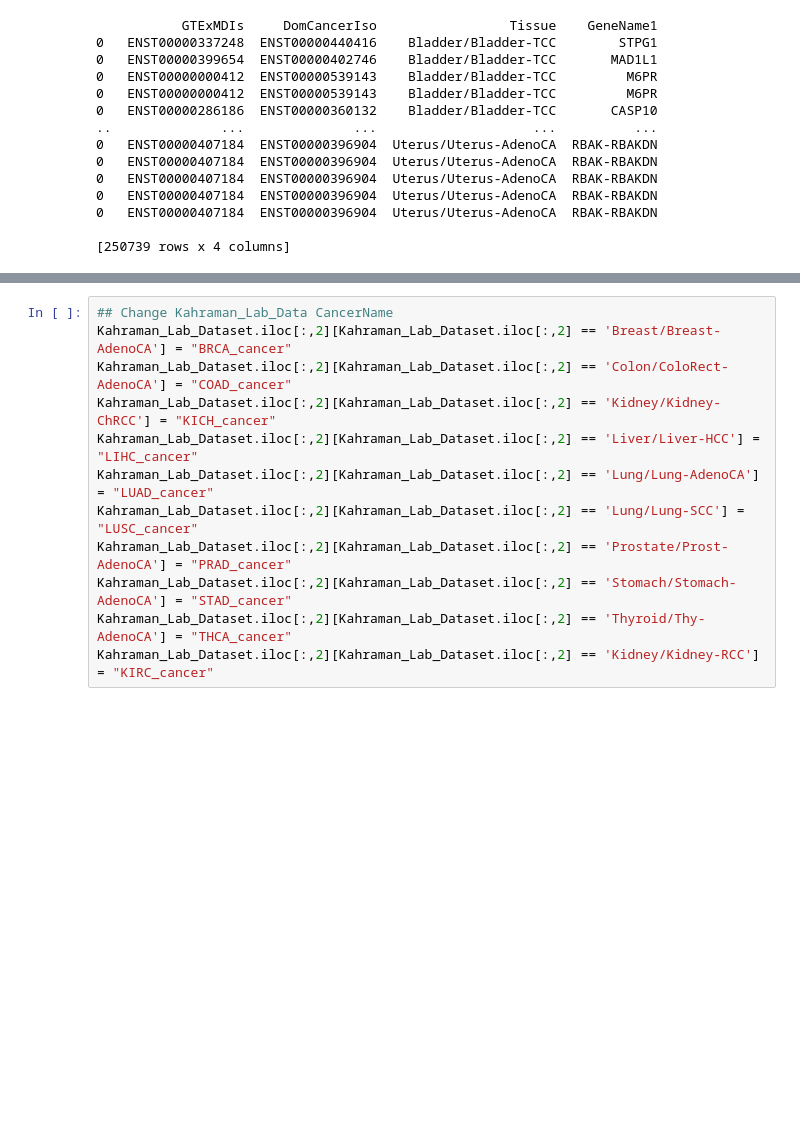
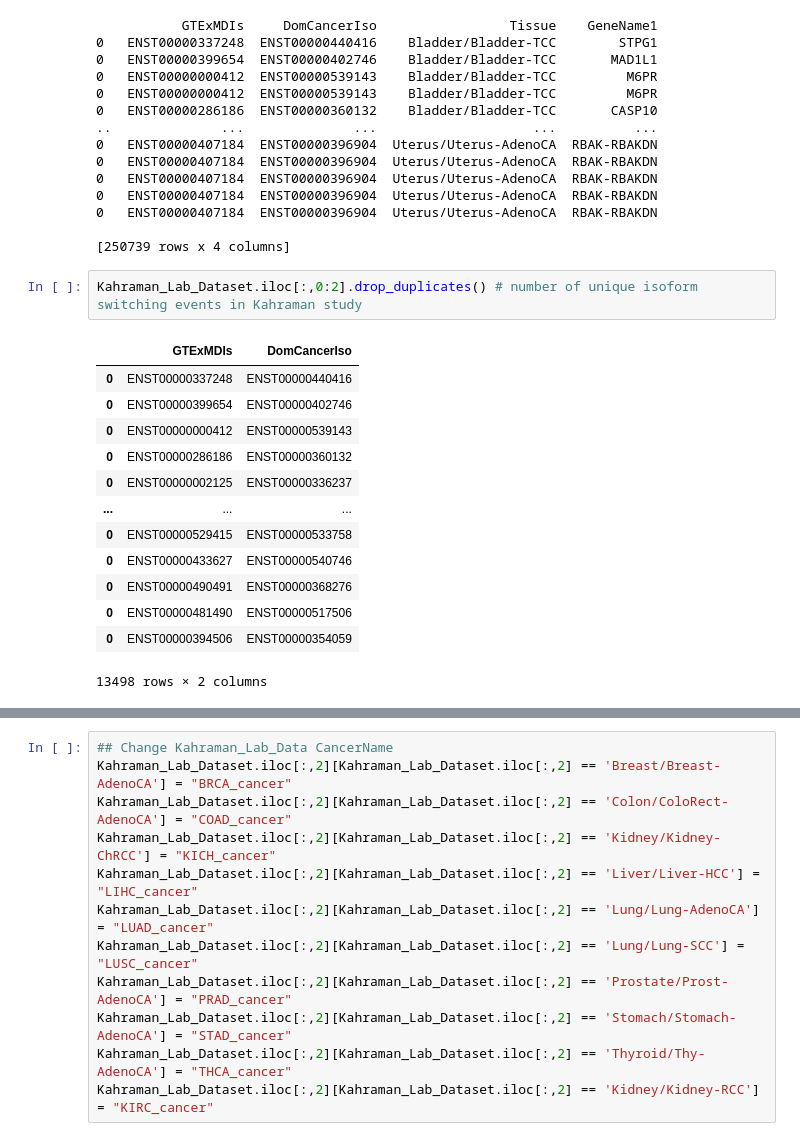
Before and after one commit to KarakulakTulay/Isoform_Comparison, a Jupyter notebook: IsoformSwitching_Overlaps.ipynb, the cells around one changed output, grey strips where cells are left out. Cells and saved outputs as stored; diff of their text form; blank space fills up the shorter version.

```diff
--- a/IsoformSwitching_Overlaps.ipynb
+++ b/IsoformSwitching_Overlaps.ipynb
@@ -132,3 +164,19 @@ print(Kahraman_Lab_Dataset)
 0   ENST00000407184  ENST00000396904  Uterus/Uterus-AdenoCA  RBAK-RBAKDN
 
 [250739 rows x 4 columns]
+# %%
+Kahraman_Lab_Dataset.iloc[:,0:2].drop_duplicates() # number of unique isoform switching events in Kahraman study
+# %% [output]
+|  | GTExMDIs | DomCancerIso |
+| 0 | ENST00000337248 | ENST00000440416 |
+| 0 | ENST00000399654 | ENST00000402746 |
+| 0 | ENST00000000412 | ENST00000539143 |
+| 0 | ENST00000286186 | ENST00000360132 |
+| 0 | ENST00000002125 | ENST00000336237 |
+| ... | ... | ... |
+| 0 | ENST00000529415 | ENST00000533758 |
+| 0 | ENST00000433627 | ENST00000540746 |
+| 0 | ENST00000490491 | ENST00000368276 |
+| 0 | ENST00000481490 | ENST00000517506 |
+| 0 | ENST00000394506 | ENST00000354059 |
+13498 rows × 2 columns
```
Also changed, not shown: parts of 8 cells of this notebook.
